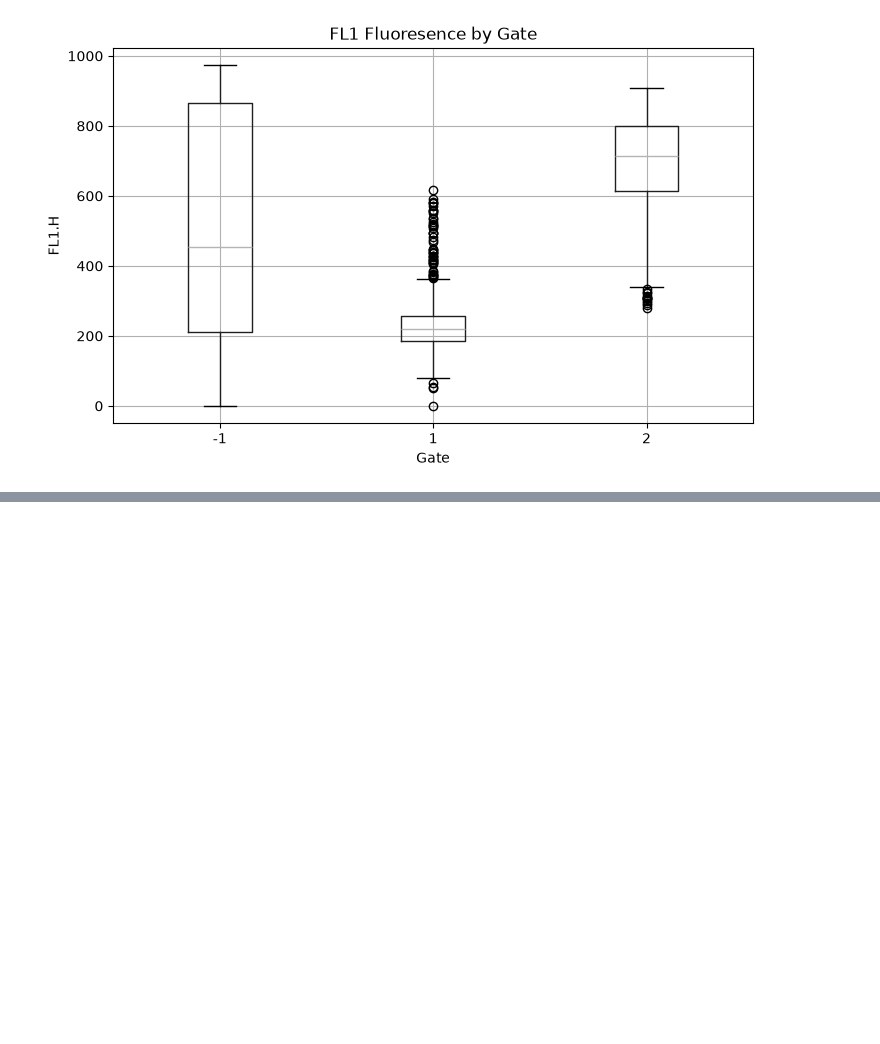
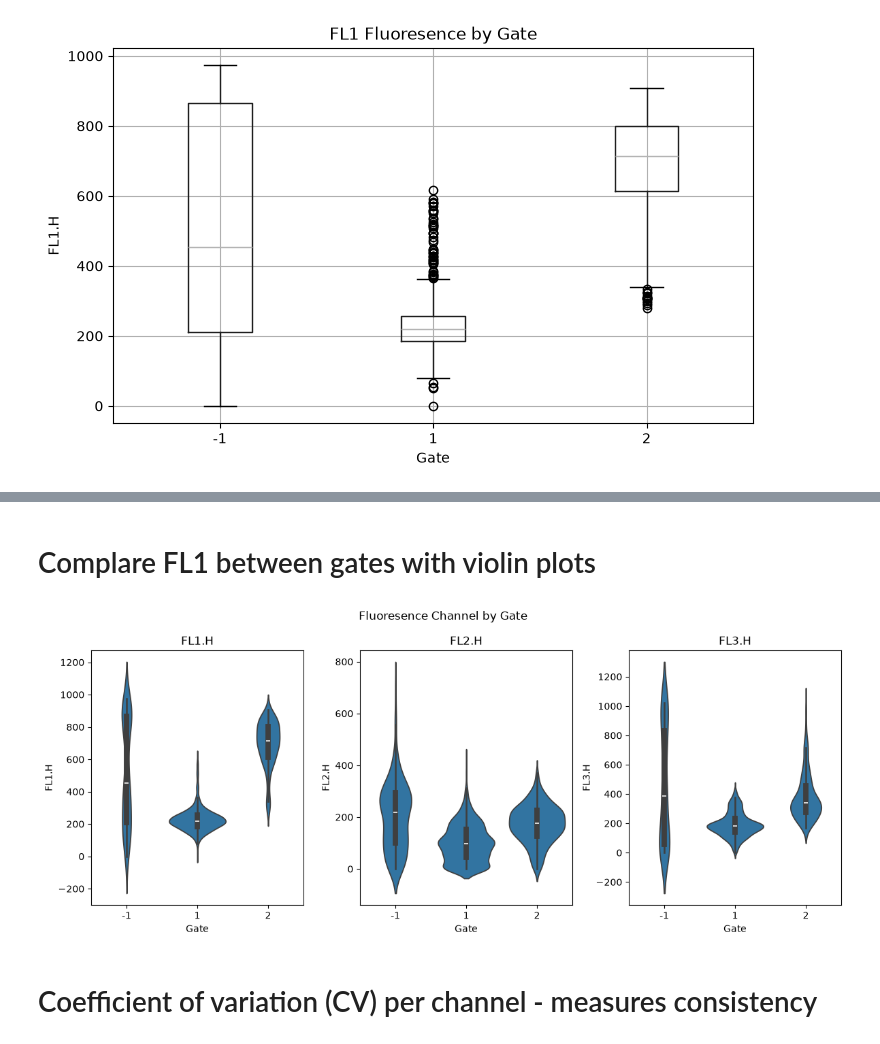
Before and after one commit to dinatonne/testing-kaggle, a Jupyter notebook: flow_cyt_data.ipynb, the cells around one changed output, grey strips where cells are left out. Drawn from its saved outputs; the diff is of its cells as text; code cells hidden in the pictures; blank space fills up the shorter version.

```diff
--- a/flow_cyt_data.ipynb
+++ b/flow_cyt_data.ipynb
@@ -184,0 +214,18 @@ plt.show()
+# %% [markdown]
+# Complare FL1 between gates with violin plots
+# %%
+import seaborn as sns
+
+fig, axes = plt.subplots(1, 3, figsize=(12, 5))
+
+for ax, channel in zip(axes, ['FL1.H', 'FL2.H', 'FL3.H']):
+    sns.violinplot(x='Gate', y=channel, data=df, ax=ax)
+    ax.set_title(channel)
+
+plt.suptitle('Fluoresence Channel by Gate')
+plt.tight_layout()
+plt.show()
+# %% [output]
+[figure, added]
+# %% [markdown]
+# Coefficient of variation (CV) per channel - measures consistency
```
Also changed, not shown: parts of 9 cells of this notebook.
